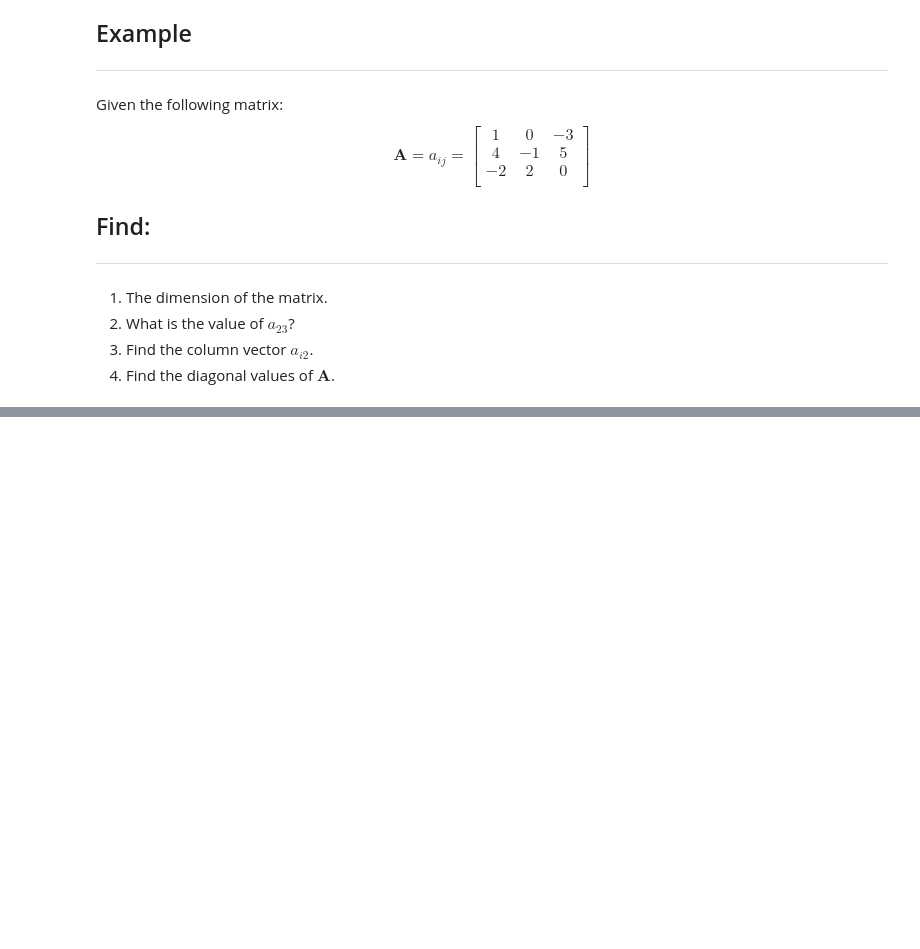
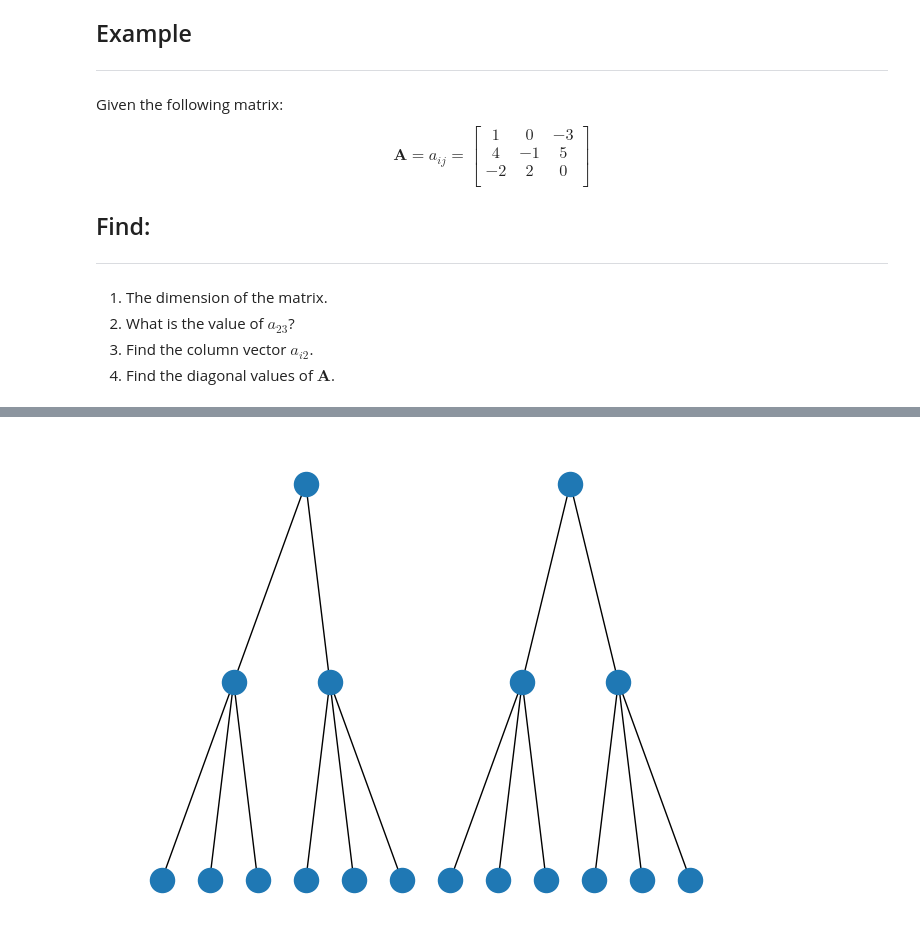
Before and after one commit to gerard-ompad/Discrete_Math_2, a Jupyter notebook: Lecture_4/GRAPH_THEORY_2.ipynb, the cells around one changed output, grey strips where cells are left out. Drawn from its saved outputs; the diff is of its cells as text; code cells hidden in the pictures; blank space fills up the shorter version.

```diff
--- a/Lecture_4/GRAPH_THEORY_2.ipynb
+++ b/Lecture_4/GRAPH_THEORY_2.ipynb
@@ -58,0 +238,59 @@ a_{ij} = \text{the number of edges connecting } v_i \text{ and } v_j \ \forall i
+# %%
+import networkx as nx
+from networkx.drawing.nx_agraph import graphviz_layout
+import matplotlib.pyplot as plt
+
+# Create a directed graph
+G = nx.Graph()
+
+# Add nodes to the graph
+G.add_node("A")
+G.add_node("B")
+G.add_node("C")
+G.add_node("D")
+G.add_node("E")
+G.add_node("F")
+G.add_node("G")
+G.add_node("H")
+G.add_node("I")
+
+G.add_node("J")
+G.add_node("K")
+G.add_node("L")
+G.add_node("M")
+G.add_node("N")
+G.add_node("O")
+G.add_node("P")
+G.add_node("Q")
+G.add_node("R")
+
+# Add directed edges (arrows) - (source, target)
+G.add_edge("A", "B")
+G.add_edge("A", "C")
+G.add_edge("B", "D")
+G.add_edge("B", "E")
+G.add_edge("B", "F")
+G.add_edge("C", "G")
+G.add_edge("C", "H")
+G.add_edge("C", "I")
+
+G.add_edge("J", "K")
+G.add_edge("J", "L")
+G.add_edge("K", "M")
+G.add_edge("K", "N")
+G.add_edge("K", "O")
+G.add_edge("L", "P")
+G.add_edge("L", "Q")
+G.add_edge("L", "R")
+pos = nx.planar_layout(G)  # positions for all nodes
+# labels
+
+# write dot file to use with graphviz
+# run "dot -Tpng test.dot >test.png"
+nx.nx_agraph.write_dot(G,'test2.dot')
+# same layout using matplotlib with no labels
+pos=graphviz_layout(G, prog='dot')
+nx.draw(G, pos, with_labels=False, arrows=False)
+plt.savefig('nx_test.png')
+# %% [output]
+[figure, added]
```
Also changed, not shown: parts of 20 cells of this notebook, 3 other files.
